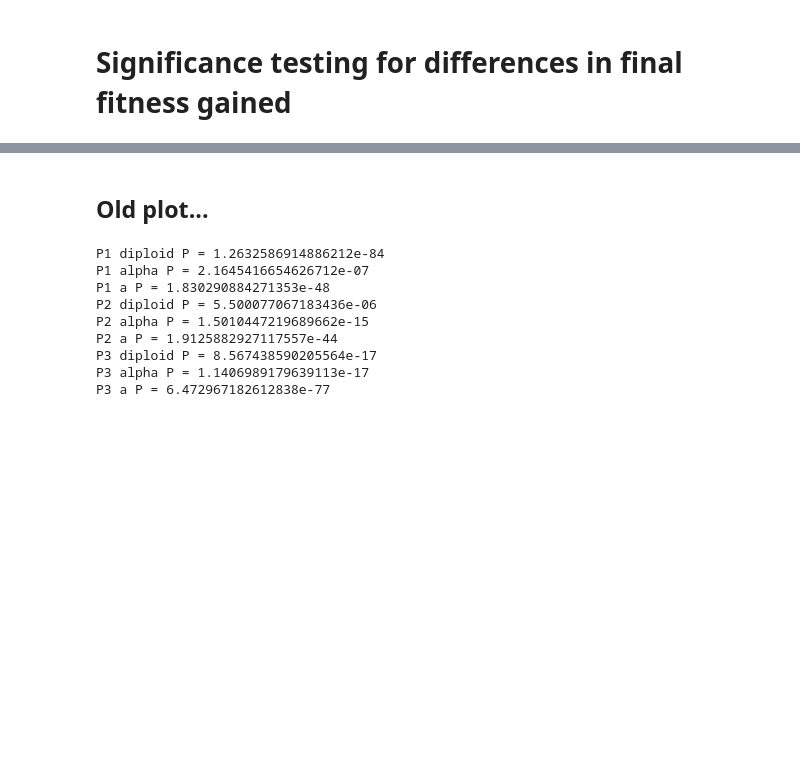
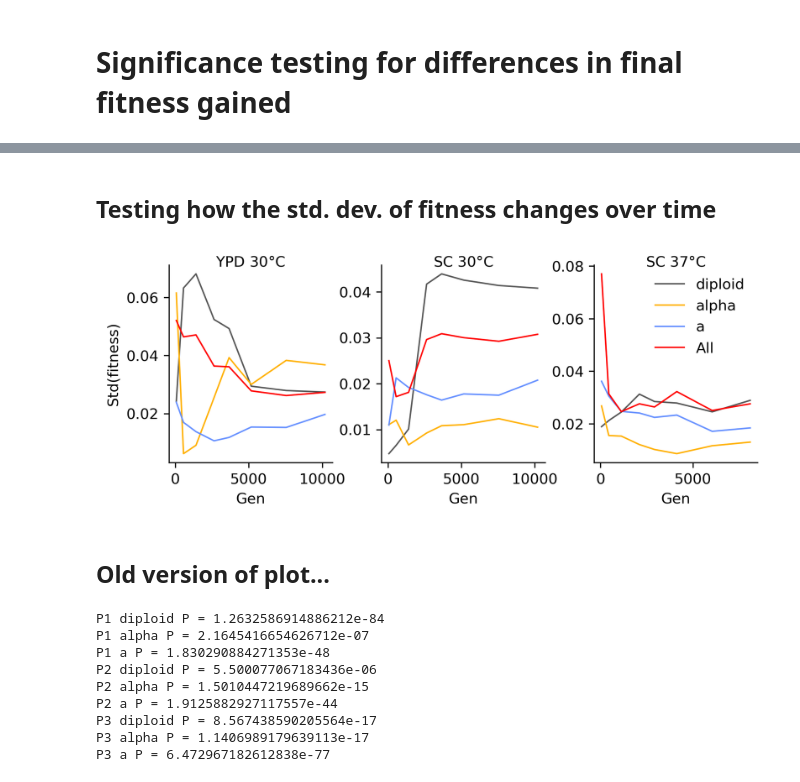
Before and after one commit to mjohnson11/VLTE_PIPELINES, a Jupyter notebook: Other_and_plotting/PLOT_fitness_figs.ipynb, the cells around one changed output, grey strips where cells are left out. Cells and saved outputs as stored; diff of their text form; code cells hidden in the pictures; blank space fills up the shorter version.

```diff
--- a/Other_and_plotting/PLOT_fitness_figs.ipynb
+++ b/Other_and_plotting/PLOT_fitness_figs.ipynb
@@ -313,5 +303,27 @@ f.savefig('../../Output/Figs/Fig2_supp1_declining_adaptability.svg', background=
+# %% [markdown]
+## Testing how the std. dev. of fitness changes over time
+# %%
+f, subs = pl.subplots(1, 3, figsize=(7.25, 2.5), dpi=300)
+
+pl.subplots_adjust(wspace=0.3, hspace=0.6)
+top_by_plate = {'P1': 0.5, 'P2': 0.5, 'P3': 1}
+for p in range(3):
+    plate = plates[p]
+    for strain in strains:
+        td = fit_data[(fit_data["plate"] == plate) & (fit_data["strain"] == strain)]
+        fixed_gens = [gen_fixer[g][plate] for g in fa_gens]
+        subs[p].plot(fixed_gens, [np.nanstd(td['Gen' + str(g) + '_s_scaled']) for g in fa_gens], c=color_by_strain[strain], lw=1, label=strain)
+    td = fit_data[(fit_data["plate"] == plate)]
+    subs[p].plot(fixed_gens, [np.nanstd(td['Gen' + str(g) + '_s_scaled']) for g in fa_gens], c='red', lw=1, label='All')
+    subs[p].set_title(plate2env[plate], fontsize=10, y=0.95)
+    subs[p].set_xlabel('Gen', fontsize=10)
+subs[0].set_ylabel('Std(fitness)')
+subs[2].legend(frameon=False)
+sns.despine()
+# %% [output]
+[figure, added]
 # %% [markdown]
-## Old plot...
+## Old version of plot...
 # %%
 f, subps = pl.subplots(2, 3, figsize=(7.25, 5), dpi=300)
 
```
Also changed, not shown: parts of 13 cells of this notebook, 9 other files.
